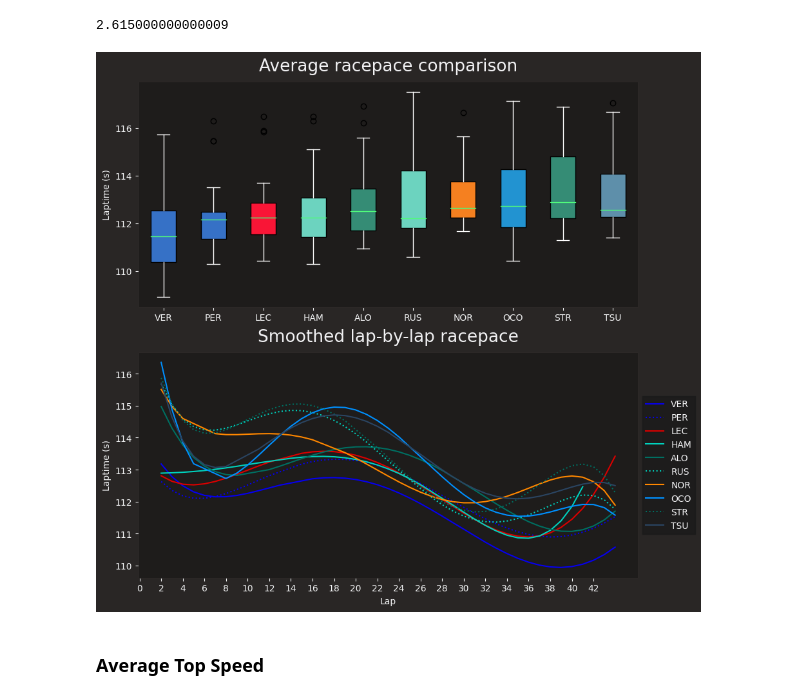
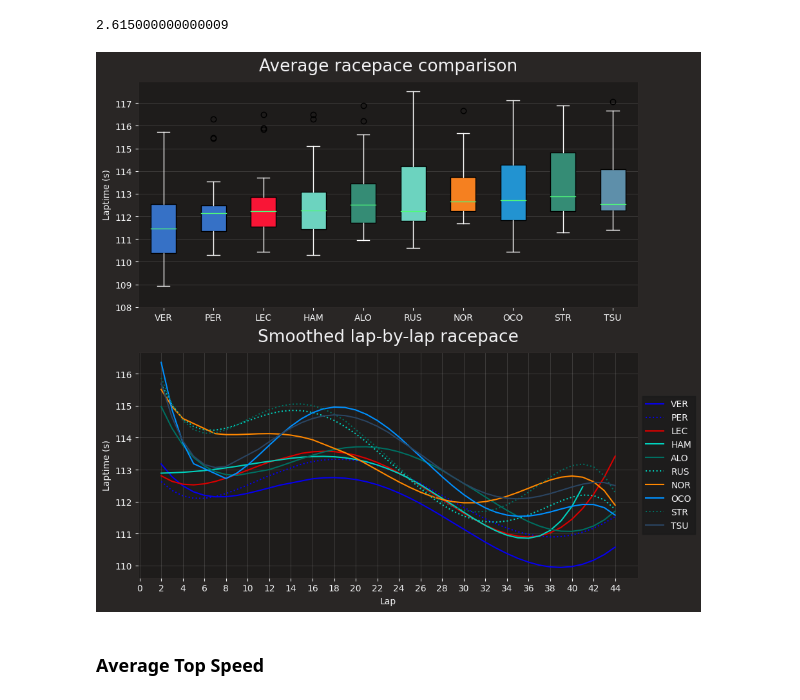
Before and after one commit to RACIM01/F1_Data_Analysing_RCM, a Jupyter notebook: Race.ipynb, the cells around one changed output. Cells and saved outputs as stored; diff of their text form; code cells hidden in the pictures.

```diff
--- a/Race.ipynb
+++ b/Race.ipynb
@@ -395,35 +420,39 @@ for driver in drivers_to_visualize:
 
     # Make sure that two teammates don't get the same line style
     linestyle = '-' if team not in visualized_teams else ':'
 
     # Plot the data
     ax[1].plot(x, y_poly, label=driver, color=fastf1.plotting.team_color(team), linestyle=linestyle)
 
     # Include scatterplot (individual laptimes)
     # y = driver_laps['LapTimeSeconds']
     # scatter_marker = 'o' if team not in visualized_teams else '^'
     # ax[1].scatter(x, y, label=driver, color=ff1.plotting.team_color(team), marker=scatter_marker)
 
     # Append labels
     ax[1].set(ylabel = 'Laptime (s)')
     ax[1].set(xlabel = 'Lap')
 
     # Set title
     ax[1].set_title('Smoothed lap-by-lap racepace')
 
     # ax[1].set_xtrick(range(0,55),2)
 
     # Generate legend
     ax[1].legend(loc='center left', bbox_to_anchor=(1, 0.5))
 
+
     # Add the team to the visualized teams variable so that the next time the linestyle will be different
     visualized_teams.append(team)
 
-    plt.xticks(range(0,int(session.laps["LapNumber"].max()), 2))
+plt.xticks(range(0,int(session.laps["LapNumber"].max()+2), 2))
+ax[0].grid(axis='y',alpha=0.2)
+ax[0].set_yticks(range(108,118,1))
+ax[1].grid(True,alpha=0.2)
 # plt.axvspan(32, 38, facecolor='yellow', alpha=0.3)
 plt.savefig('Graphes/Race/racepace_comparison.png', dpi=300)
 # %% [output]
-[figure, old version]
+[figure, new version]
 # %% [markdown]
 ### Average Top Speed
 # %%
```
Also changed, not shown: parts of 29 cells of this notebook, 3 other files.
